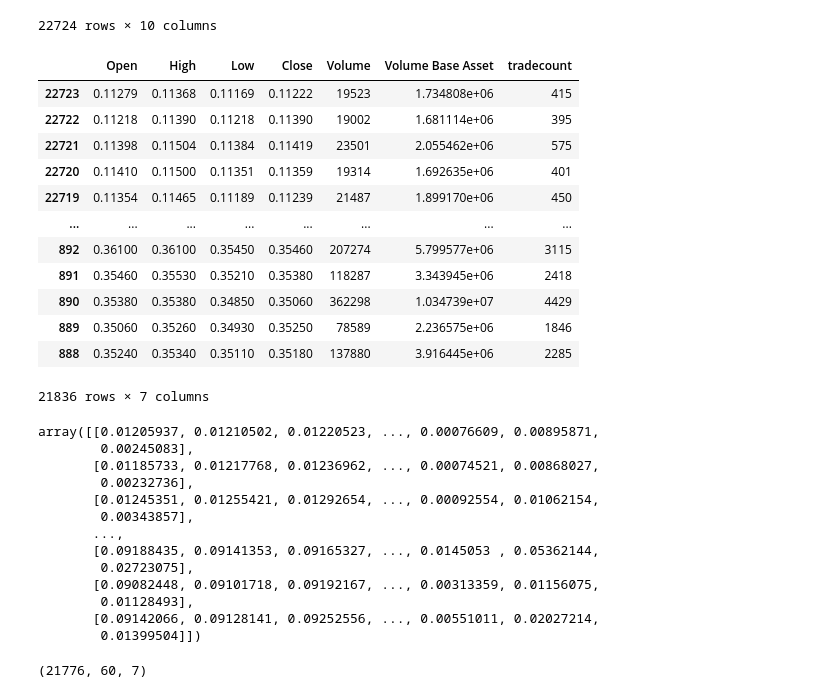
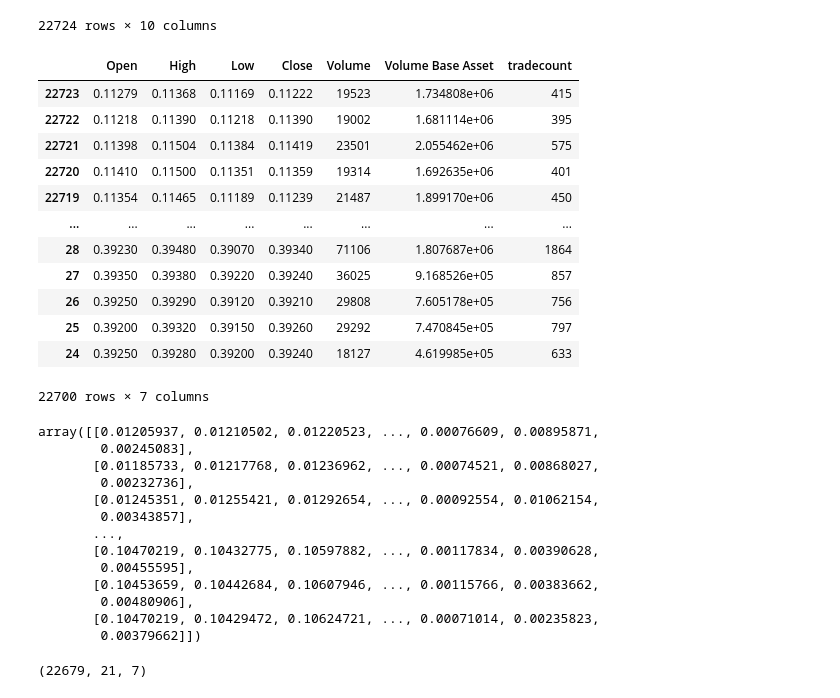
Before and after one commit to pouriakouhzadeh/CoinMarketCap-Data-fetch, a Jupyter notebook: Ada forcast.ipynb, the cells around one changed output. Cells and saved outputs as stored; diff of their text form; code cells hidden in the pictures.

```diff
--- a/Ada forcast.ipynb
+++ b/Ada forcast.ipynb
@@ -28,25 +28,25 @@ data
 | 0 | 1.680000e+12 | 2023-04-06 | ADAUSD_PERP | 0.38310 | 0.38390 | 0.38230 | 0.38290 | 28225 | 7.370906e+05 | 665 |
 22724 rows × 10 columns
 # %%
-data_training = data[data['Date']< '2023-03-01'].copy()
-data_test = data[data['Date']>= '2023-03-01'].copy()
+data_training = data[data['Date']< '2023-04-06'].copy()
+data_test = data[data['Date']>= '2023-04-06'].copy()
 
 training_data = data_training.drop(['Unix', 'Date','Symbol'], axis = 1)
 training_data
 # %% [output]
 |  | Open | High | Low | Close | Volume | Volume Base Asset | tradecount |
 | 22723 | 0.11279 | 0.11368 | 0.11169 | 0.11222 | 19523 | 1.734808e+06 | 415 |
 | 22722 | 0.11218 | 0.11390 | 0.11218 | 0.11390 | 19002 | 1.681114e+06 | 395 |
 | 22721 | 0.11398 | 0.11504 | 0.11384 | 0.11419 | 23501 | 2.055462e+06 | 575 |
 | 22720 | 0.11410 | 0.11500 | 0.11351 | 0.11359 | 19314 | 1.692635e+06 | 401 |
 | 22719 | 0.11354 | 0.11465 | 0.11189 | 0.11239 | 21487 | 1.899170e+06 | 450 |
 | ... | ... | ... | ... | ... | ... | ... | ... |
-| 892 | 0.36100 | 0.36100 | 0.35450 | 0.35460 | 207274 | 5.799577e+06 | 3115 |
-| 891 | 0.35460 | 0.35530 | 0.35210 | 0.35380 | 118287 | 3.343945e+06 | 2418 |
-| 890 | 0.35380 | 0.35380 | 0.34850 | 0.35060 | 362298 | 1.034739e+07 | 4429 |
-| 889 | 0.35060 | 0.35260 | 0.34930 | 0.35250 | 78589 | 2.236575e+06 | 1846 |
-| 888 | 0.35240 | 0.35340 | 0.35110 | 0.35180 | 137880 | 3.916445e+06 | 2285 |
+| 28 | 0.39230 | 0.39480 | 0.39070 | 0.39340 | 71106 | 1.807687e+06 | 1864 |
+| 27 | 0.39350 | 0.39380 | 0.39220 | 0.39240 | 36025 | 9.168526e+05 | 857 |
+| 26 | 0.39250 | 0.39290 | 0.39120 | 0.39210 | 29808 | 7.605178e+05 | 756 |
+| 25 | 0.39200 | 0.39320 | 0.39150 | 0.39260 | 29292 | 7.470845e+05 | 797 |
+| 24 | 0.39250 | 0.39280 | 0.39200 | 0.39240 | 18127 | 4.619985e+05 | 633 |
-21836 rows × 7 columns
+22700 rows × 7 columns
 # %%
 scaler = MinMaxScaler()
 training_data = scaler.fit_transform(training_data)
@@ -59,24 +59,24 @@ array([[0.01205937, 0.01210502, 0.01220523, ..., 0.00076609, 0.00895871,
        [0.01245351, 0.01255421, 0.01292654, ..., 0.00092554, 0.01062154,
         0.00343857],
        ...,
-       [0.09188435, 0.09141353, 0.09165327, ..., 0.0145053 , 0.05362144,
-        0.02723075],
-       [0.09082448, 0.09101718, 0.09192167, ..., 0.00313359, 0.01156075,
-        0.01128493],
-       [0.09142066, 0.09128141, 0.09252556, ..., 0.00551011, 0.02027214,
-        0.01399504]])
+       [0.10470219, 0.10432775, 0.10597882, ..., 0.00117834, 0.00390628,
+        0.00455595],
+       [0.10453659, 0.10442684, 0.10607946, ..., 0.00115766, 0.00383662,
+        0.00480906],
+       [0.10470219, 0.10429472, 0.10624721, ..., 0.00071014, 0.00235823,
+        0.00379662]])
 # %%
 X_train = []
 Y_train = []
 training_data.shape[0]
-for i in range(60, training_data.shape[0]):
-    X_train.append(training_data[i-60:i])
+for i in range(21, training_data.shape[0]):
+    X_train.append(training_data[i-21:i])
     Y_train.append(training_data[i,0])
 
 X_train, Y_train = np.array(X_train), np.array(Y_train)
 X_train.shape
 # %% [output]
-(21776, 60, 7)
+(22679, 21, 7)
 # %%
 from tensorflow.keras import Sequential
 from tensorflow.keras.layers import Dense, LSTM, Dropout
```
Also changed, not shown: parts of 6 cells of this notebook.
